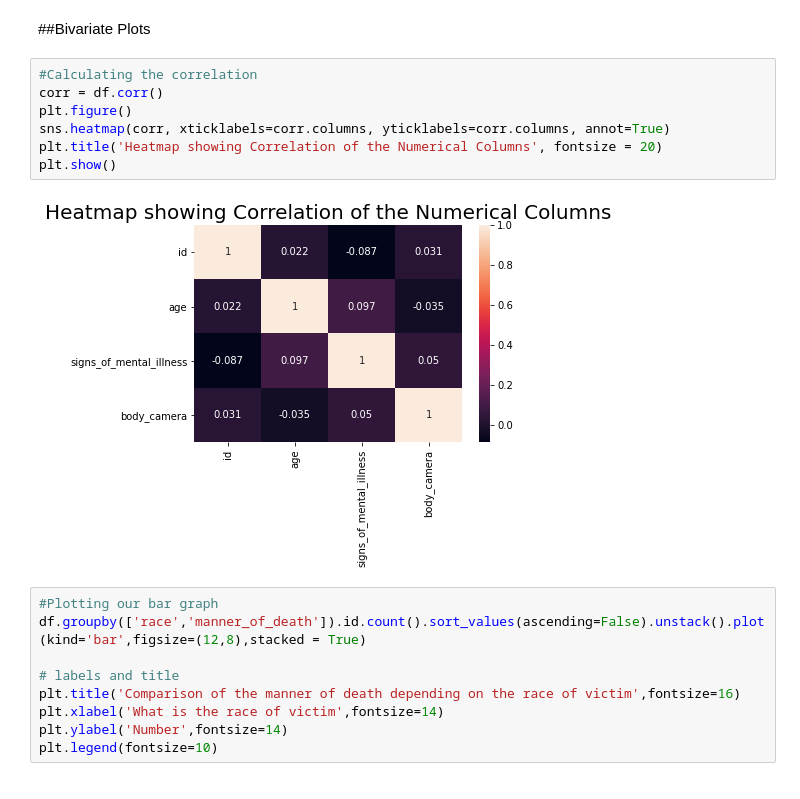
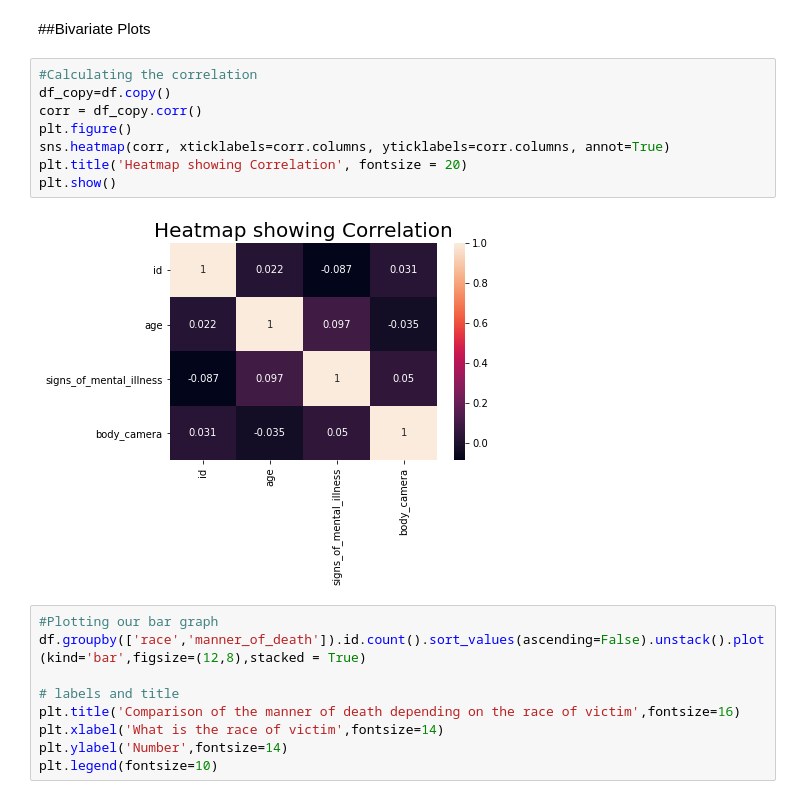
Before and after one commit to MachukaJoy/US_Police_Shootings_Analysis, a Jupyter notebook: US_POLICE_SHOOTING.ipynb, the cells around one changed output. Saved outputs shown, nothing was run; the diff lists cells and outputs as text.

```diff
--- a/US_POLICE_SHOOTING.ipynb
+++ b/US_POLICE_SHOOTING.ipynb
@@ -555,13 +573,14 @@ df.groupby('body_camera').body_camera.count().plot(title = 'What distribution of
 ##Bivariate Plots
 # %%
 #Calculating the correlation
-corr = df.corr()
+df_copy=df.copy()
+corr = df_copy.corr()
 plt.figure()
 sns.heatmap(corr, xticklabels=corr.columns, yticklabels=corr.columns, annot=True)
-plt.title('Heatmap showing Correlation of the Numerical Columns', fontsize = 20)
+plt.title('Heatmap showing Correlation', fontsize = 20)
 plt.show()
 # %% [output]
-[figure, old version]
+[figure, new version]
 # %%
 #Plotting our bar graph
 df.groupby(['race','manner_of_death']).id.count().sort_values(ascending=False).unstack().plot(kind='bar',figsize=(12,8),stacked = True)
```
Also changed, not shown: parts of 112 cells of this notebook.
